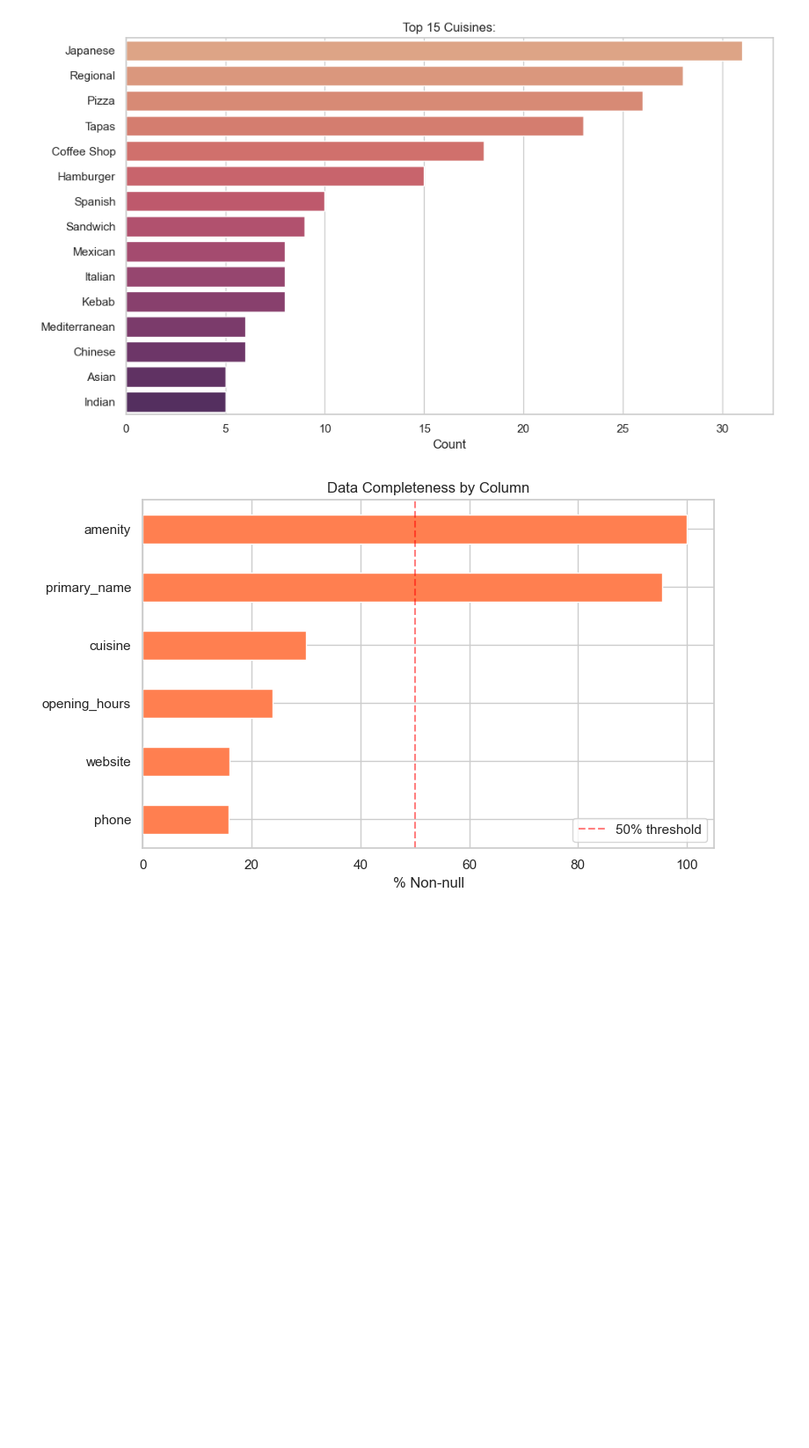
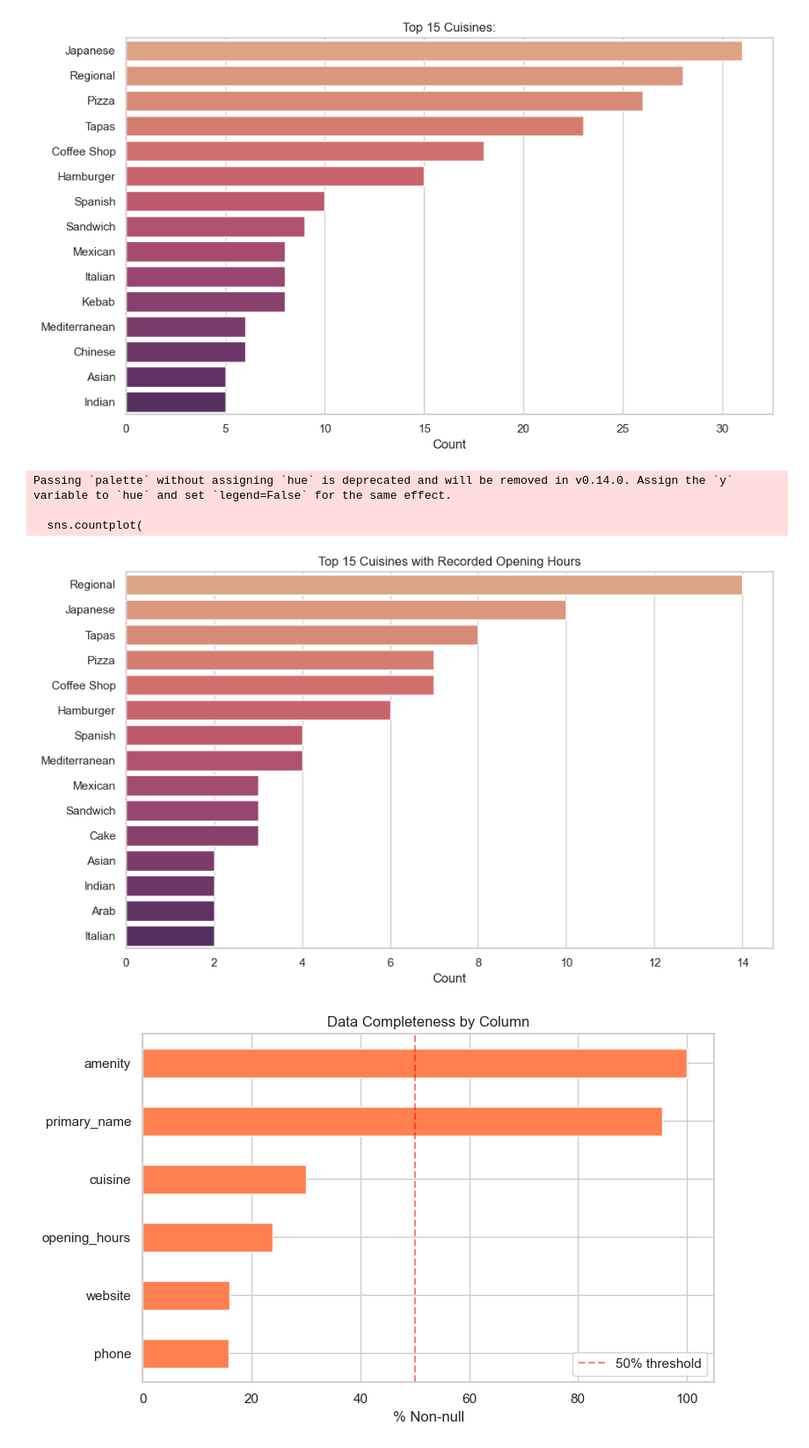
Before and after one commit to etmegla/edu.eda, a Jupyter notebook: example/barcelona_eda.ipynb, the cells around one changed output. Shown at 88% size. Drawn from its saved outputs; the diff is of its cells as text; code cells hidden in the pictures; blank space fills up the shorter version.

Commit message:
Graph 2

```diff
--- a/example/barcelona_eda.ipynb
+++ b/example/barcelona_eda.ipynb
@@ -629,6 +629,40 @@ Passing `palette` without assigning `hue` is deprecated and will be removed in v
 
   sns.countplot(data=df_top, y="cuisine_clean", order=top_15, palette="flare", ax=ax)
 [figure]
+# %%
+##Group 3 NEW CHART 2
+import seaborn as sns
+import matplotlib.pyplot as plt
+
+sns.set_theme(style="whitegrid")
+
+filtered = df[
+    df["hours_status"].isin(["has_hours", "24/7"]) &
+    df["cuisine_clean"].notna()
+].copy()
+
+top_15 = filtered["cuisine_clean"].value_counts().head(15).index
+df_top = filtered[filtered["cuisine_clean"].isin(top_15)]
+
+fig, ax = plt.subplots(figsize=(10, 6))
+sns.countplot(
+    data=df_top,
+    y="cuisine_clean",
+    order=top_15,
+    palette="flare",
+    ax=ax
+)
+
+ax.set_title("Top 15 Cuisines with Recorded Opening Hours")
+ax.set_xlabel("Count")
+ax.set_ylabel("")
+plt.tight_layout()
+plt.show()
+# %% [output]
+Passing `palette` without assigning `hue` is deprecated and will be removed in v0.14.0. Assign the `y` variable to `hue` and set `legend=False` for the same effect.
+
+  sns.countplot(
+[figure, added]
 # %%
 # Chart 2: Data completeness per column
 completeness = df[["amenity", "primary_name", "cuisine", "opening_hours",
```
Also changed, not shown: parts of 1 cell of this notebook.
